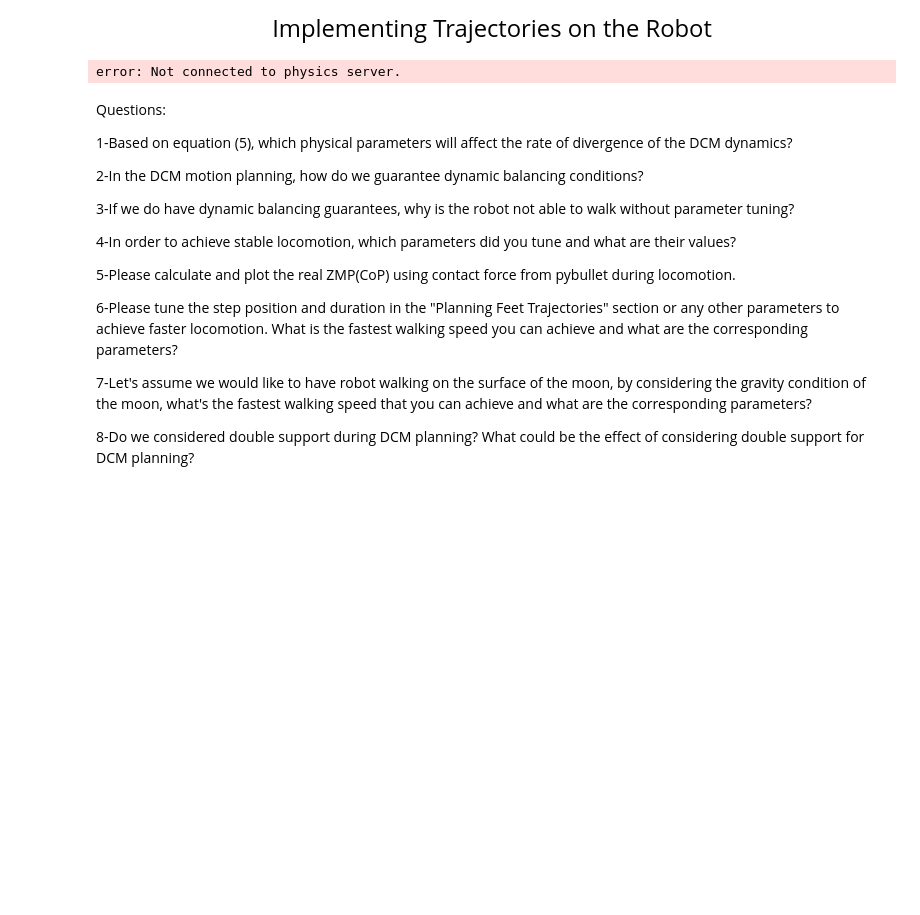
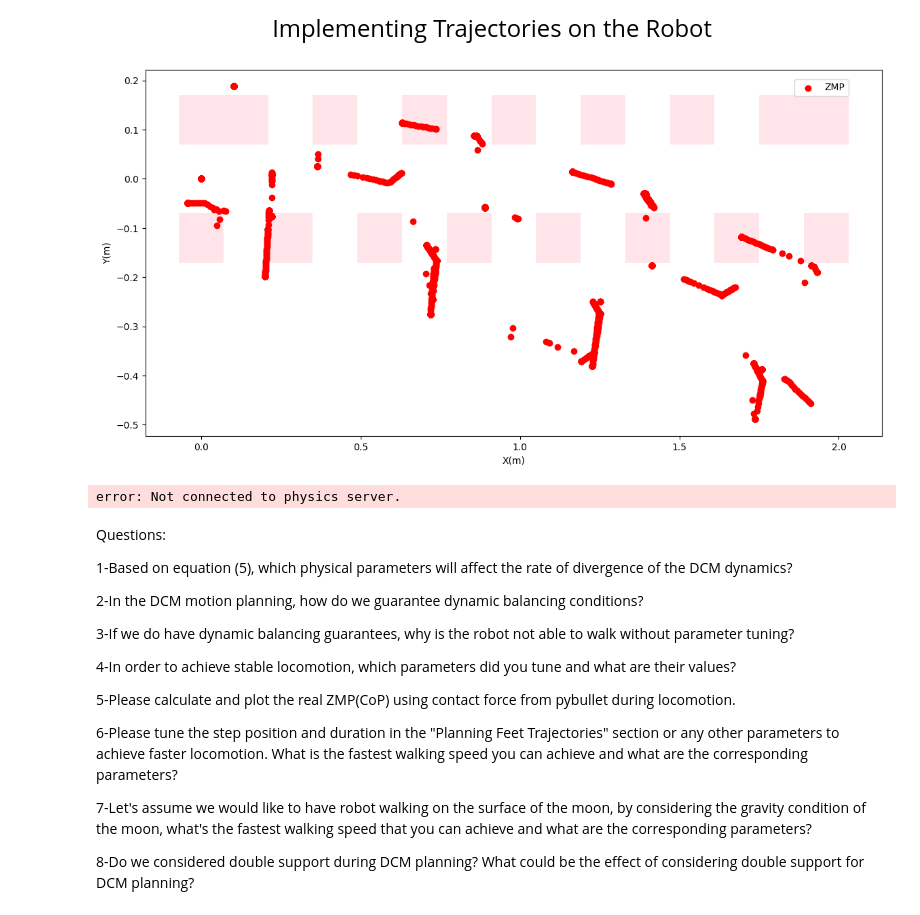
Before and after one commit to KingDemons98/legged_robots, a Jupyter notebook: projet_1/DCM--walking-Atlas.ipynb, the cells around one changed output. Saved outputs shown, nothing was run; the diff lists cells and outputs as text; code cells hidden in the pictures; blank space fills up the shorter version.

```diff
--- a/projet_1/DCM--walking-Atlas.ipynb
+++ b/projet_1/DCM--walking-Atlas.ipynb
@@ -290,7 +290,9 @@ for i in range(1000):  #1000 sampling time will be allocated for the initializat
     time.sleep(0.0002)
 
 time.sleep(1)#Just wait for a second
-
+vector_length = int((DCMPlanner.numberOfSamplesPerSecond) * CoPPositions.shape[0] * DCMPlanner.stepDuration)
+ZMP_x_vector = np.zeros((vector_length, 1))
+ZMP_y_vector = np.zeros((vector_length, 1))
 #Solving the inverse kinematic and sending the joints position command to the robot
 for i in range(int((DCMPlanner.numberOfSamplesPerSecond) * CoPPositions.shape[0] * DCMPlanner.stepDuration)):
     lowerBodyJoints = AtlasUtils.doInverseKinematics(comTrajectory[i], np.eye(3),leftFootTrajectory[i], np.eye(3),rightFootTrajectory[i], np.eye(3))
@@ -309,6 +311,44 @@ for i in range(int((DCMPlanner.numberOfSamplesPerSecond) * CoPPositions.shape[0]
         pybullet.addUserDebugLine(leftFootTrajectory[i-14],leftFootTrajectory[i],[1.0,0.0,0.8],4,140)
         pybullet.addUserDebugLine(rightFootTrajectory[i-14],rightFootTrajectory[i],[0.1,0.9,0.8],4,140)
     pybullet.stepSimulation()
+
+    right_foot_contact = pybullet.getContactPoints(atlas, planeID, 23)
+    left_foot_contact = pybullet.getContactPoints(atlas, planeID, 29)
+    sum_x = 0
+    sum_y = 0
+    sum_f = 0
+    for right in right_foot_contact:
+        sum_x += right[5][0] * right[9]
+        sum_y += right[5][1] * right[9]
+        sum_f += right[9]
+
+    for left in left_foot_contact:
+        sum_x += left[5][0] * left[9]
+        sum_y += left[5][1] * left[9]
+        sum_f += left[9]
+    if sum_f == 0:
+        ZMP_x_vector[i] = 0
+        ZMP_y_vector[i] = 0
+    else:
+        ZMP_x_vector[i] = sum_x/sum_f
+        ZMP_y_vector[i] = sum_y/sum_f
+# %%
+fig7, (ax7) = plt.subplots(figsize = (14, 7))
+footWidth=0.1
+footLength=0.14
+for i in range(0,np.size(DCMPlanner.footPrints,0)):
+    rect = plt.Rectangle((DCMPlanner.footPrints[i,0]-footLength/2, DCMPlanner.footPrints[i,1]-footWidth/2),footLength, footWidth,
+           facecolor="pink", alpha=0.4)
+    ax7.add_patch(rect)
+# ax7.set(xlim=(-0.2, 2.3), ylim=(-0.4, 0.4))
+ax7.scatter(ZMP_x_vector, ZMP_y_vector,c='red',label="ZMP")
+ax7.set_xlabel('X(m)')
+ax7.set_ylabel('Y(m)')
+fig7.legend(bbox_to_anchor=(0.87, 0.87))
+plt.show()
+# plt.savefig("zmp.png")
+# %% [output]
+[figure, added]
 # %%
 time.sleep(7)
 pybullet.disconnect()
```
Also changed, not shown: parts of 5 cells of this notebook, 1 other file.
